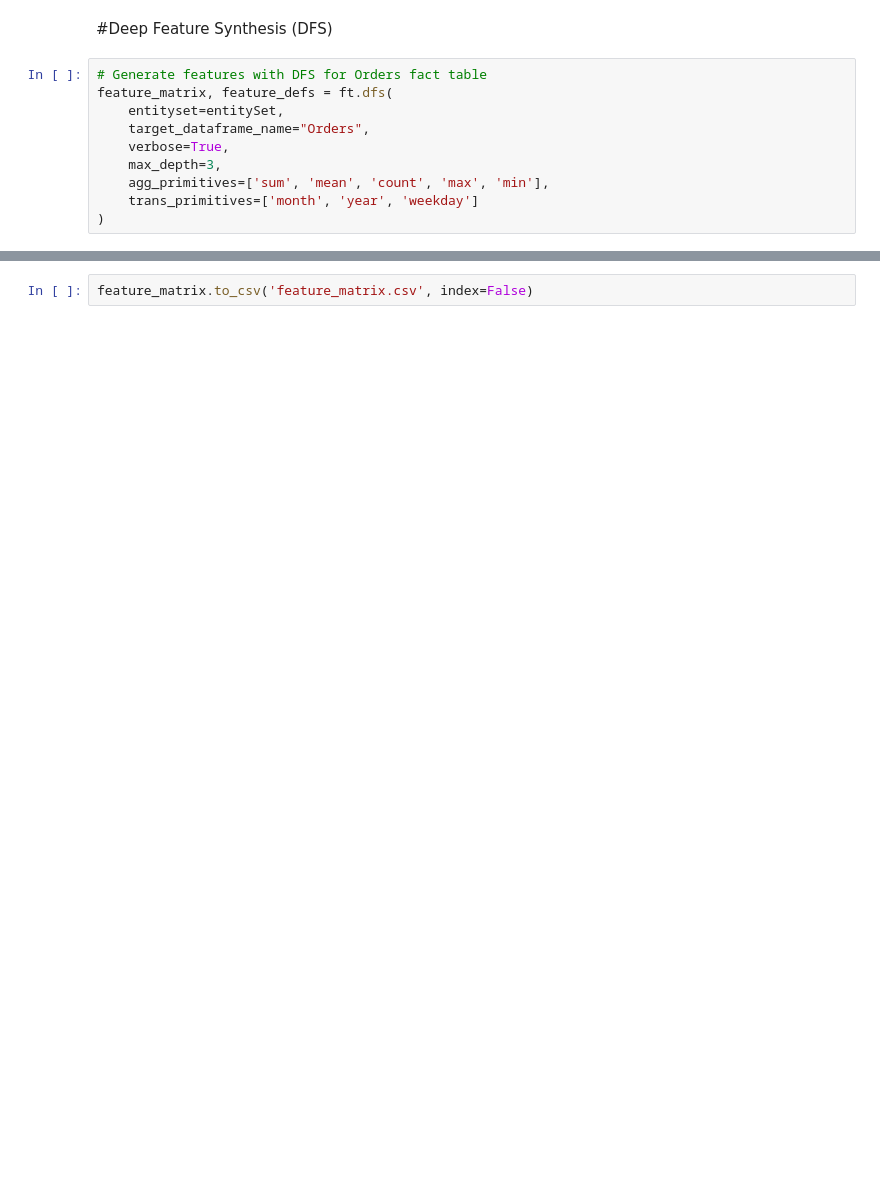
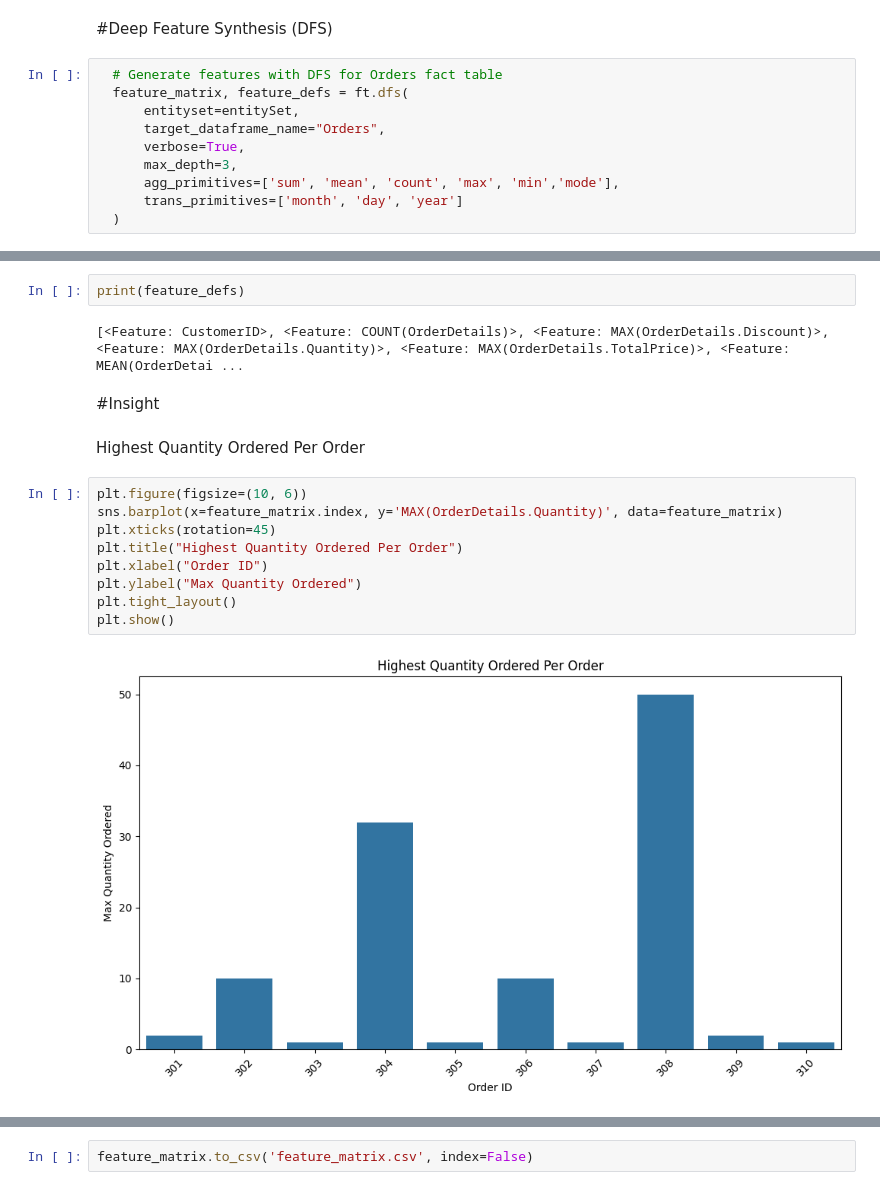
Before and after one commit to zongming03/Feature-Engineering, a Jupyter notebook: IndividualAssignment_WIE3007.ipynb, the cells around one changed output, grey strips where cells are left out. Cells and saved outputs as stored; diff of their text form; blank space fills up the shorter version.

```diff
--- a/IndividualAssignment_WIE3007.ipynb
+++ b/IndividualAssignment_WIE3007.ipynb
@@ -278,13 +265,13 @@ Entityset: e-commerce_es
 # %% [markdown]
 #Deep Feature Synthesis (DFS)
 # %%
-# Generate features with DFS for Orders fact table
-feature_matrix, feature_defs = ft.dfs(
-    entityset=entitySet,
-    target_dataframe_name="Orders",
-    verbose=True,
-    max_depth=3,
-    agg_primitives=['sum', 'mean', 'count', 'max', 'min'],
-    trans_primitives=['month', 'year', 'weekday']
-)
+  # Generate features with DFS for Orders fact table
+  feature_matrix, feature_defs = ft.dfs(
+      entityset=entitySet,
+      target_dataframe_name="Orders",
+      verbose=True,
+      max_depth=3,
+      agg_primitives=['sum', 'mean', 'count', 'max', 'min','mode'],
+      trans_primitives=['month', 'day', 'year']
+  )
 # %% [output]
@@ -333,0 +325,19 @@ Index(['CustomerID', 'COUNT(OrderDetails)', 'MAX(OrderDetails.Discount)',
+# %%
+print(feature_defs)
+# %% [output]
+[<Feature: CustomerID>, <Feature: COUNT(OrderDetails)>, <Feature: MAX(OrderDetails.Discount)>, <Feature: MAX(OrderDetails.Quantity)>, <Feature: MAX(OrderDetails.TotalPrice)>, <Feature: MEAN(OrderDetai ...
+# %% [markdown]
+#Insight
+# %% [markdown]
+Highest Quantity Ordered Per Order
+# %%
+plt.figure(figsize=(10, 6))
+sns.barplot(x=feature_matrix.index, y='MAX(OrderDetails.Quantity)', data=feature_matrix)
+plt.xticks(rotation=45)
+plt.title("Highest Quantity Ordered Per Order")
+plt.xlabel("Order ID")
+plt.ylabel("Max Quantity Ordered")
+plt.tight_layout()
+plt.show()
+# %% [output]
+[figure, added]
```
Also changed, not shown: parts of 19 cells of this notebook.
